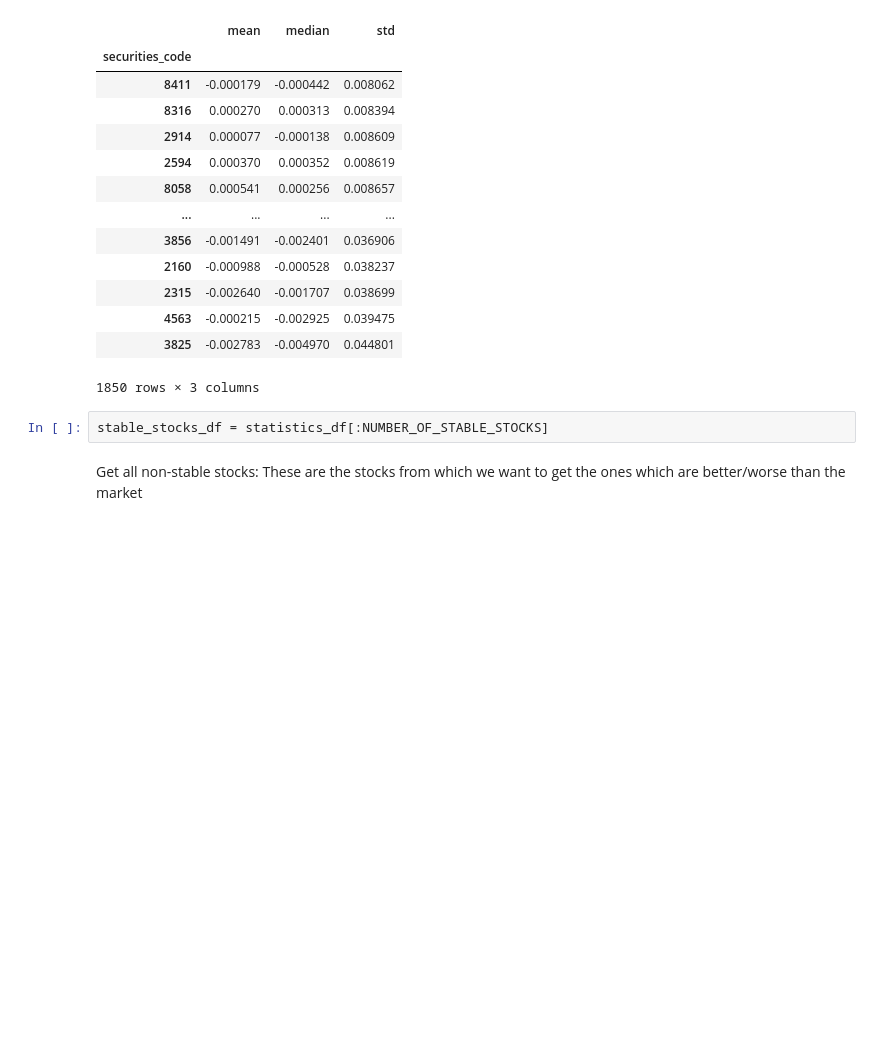
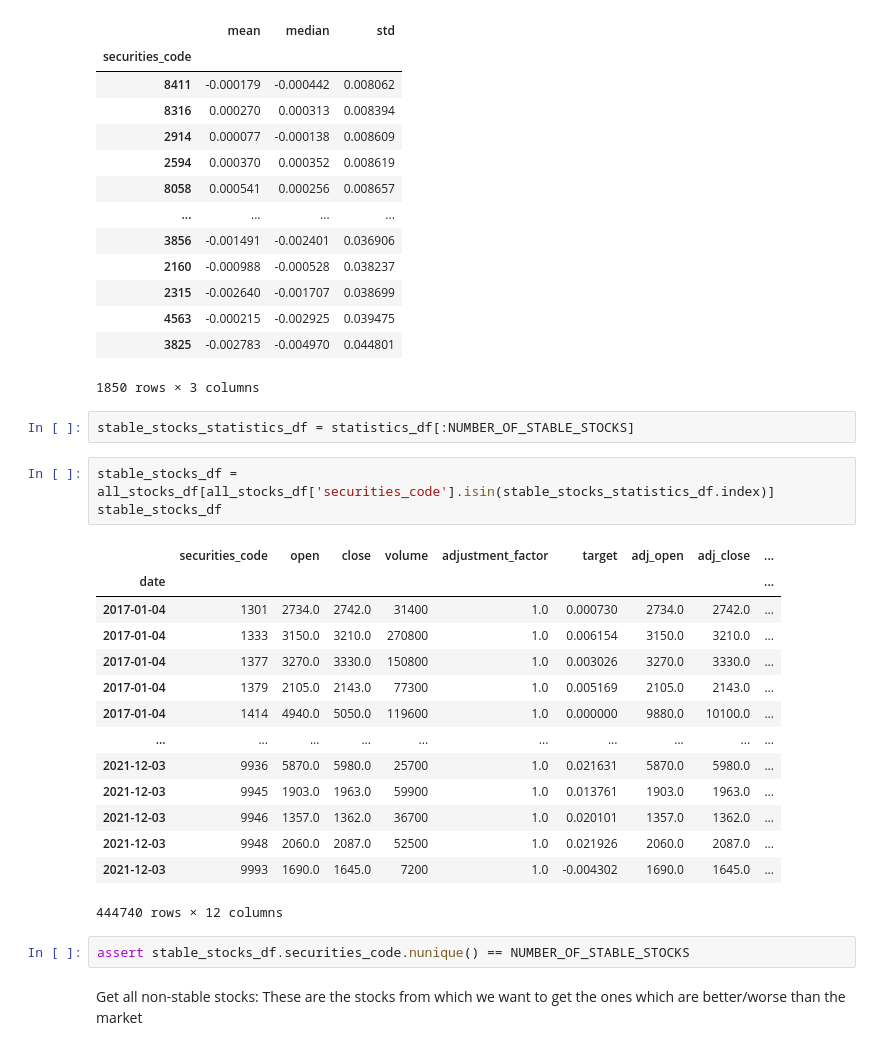
Before and after one commit to ofirnesher-nemodata/jpx-tokyo-stock-exchange-prediction, a Jupyter notebook: baseline.ipynb, the cells around one changed output. Drawn from its saved outputs; the diff is of its cells as text; blank space fills up the shorter version.

```diff
--- a/baseline.ipynb
+++ b/baseline.ipynb
@@ -178,7 +189,27 @@ statistics_df
 | 3825 | -0.002783 | -0.004970 | 0.044801 |
 1850 rows × 3 columns
 # %%
-stable_stocks_df = statistics_df[:NUMBER_OF_STABLE_STOCKS]
+stable_stocks_statistics_df = statistics_df[:NUMBER_OF_STABLE_STOCKS]
+# %%
+stable_stocks_df = all_stocks_df[all_stocks_df['securities_code'].isin(stable_stocks_statistics_df.index)]
+stable_stocks_df
+# %% [output]
+|  | securities_code | open | close | volume | adjustment_factor | target | adj_open | adj_close | ... |
+| date |  |  |  |  |  |  |  |  | ... |
+| 2017-01-04 | 1301 | 2734.0 | 2742.0 | 31400 | 1.0 | 0.000730 | 2734.0 | 2742.0 | ... |
+| 2017-01-04 | 1333 | 3150.0 | 3210.0 | 270800 | 1.0 | 0.006154 | 3150.0 | 3210.0 | ... |
+| 2017-01-04 | 1377 | 3270.0 | 3330.0 | 150800 | 1.0 | 0.003026 | 3270.0 | 3330.0 | ... |
+| 2017-01-04 | 1379 | 2105.0 | 2143.0 | 77300 | 1.0 | 0.005169 | 2105.0 | 2143.0 | ... |
+| 2017-01-04 | 1414 | 4940.0 | 5050.0 | 119600 | 1.0 | 0.000000 | 9880.0 | 10100.0 | ... |
+| ... | ... | ... | ... | ... | ... | ... | ... | ... | ... |
+| 2021-12-03 | 9936 | 5870.0 | 5980.0 | 25700 | 1.0 | 0.021631 | 5870.0 | 5980.0 | ... |
+| 2021-12-03 | 9945 | 1903.0 | 1963.0 | 59900 | 1.0 | 0.013761 | 1903.0 | 1963.0 | ... |
+| 2021-12-03 | 9946 | 1357.0 | 1362.0 | 36700 | 1.0 | 0.020101 | 1357.0 | 1362.0 | ... |
+| 2021-12-03 | 9948 | 2060.0 | 2087.0 | 52500 | 1.0 | 0.021926 | 2060.0 | 2087.0 | ... |
+| 2021-12-03 | 9993 | 1690.0 | 1645.0 | 7200 | 1.0 | -0.004302 | 1690.0 | 1645.0 | ... |
+444740 rows × 12 columns
+# %%
+assert stable_stocks_df.securities_code.nunique() == NUMBER_OF_STABLE_STOCKS
 # %% [markdown]
 Get all non-stable stocks:
 These are the stocks from which we want to get the ones which are better/worse than the market
```
Also changed, not shown: parts of 31 cells of this notebook.
